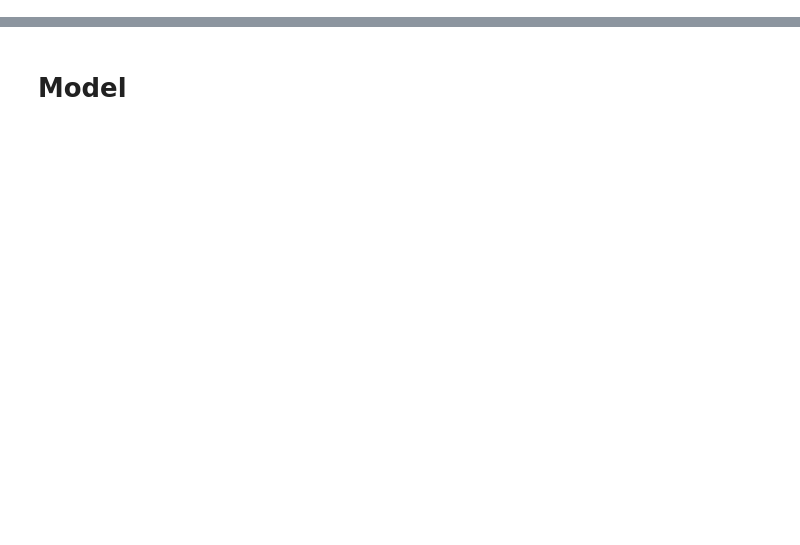
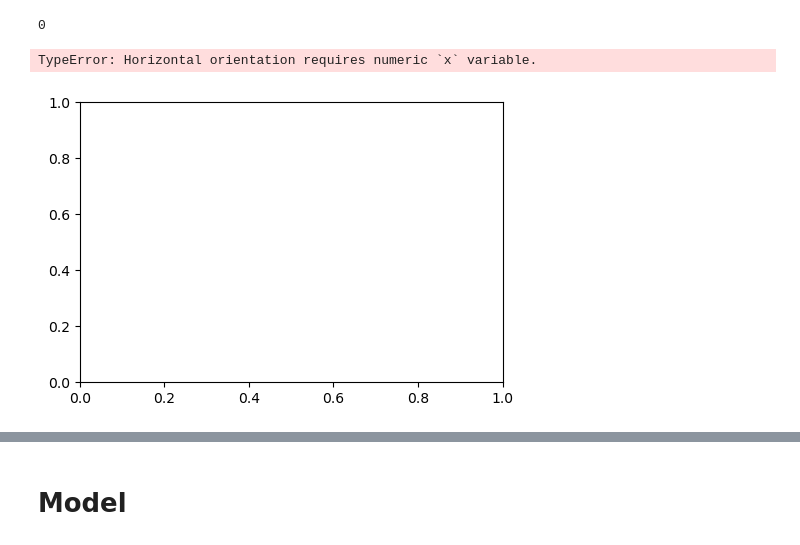
Before and after one commit to malshanCS/datastorm5, a Jupyter notebook: 01.ipynb, the cells around one changed output, grey strips where cells are left out. Drawn from its saved outputs; the diff is of its cells as text; code cells hidden in the pictures; blank space fills up the shorter version.

```diff
--- a/01.ipynb
+++ b/01.ipynb
@@ -0,0 +6,4 @@
+# %%
+d = pd.read_csv('data/train_kaggle.csv')
+
+d
@@ -0,0 +24,6 @@
+# %%
+# check duplicates
+
+d.duplicated().sum()
+# %% [output]
+0
@@ -0,0 +33,16 @@
+# %%
+# List of columns to plot
+columns_to_plot = ['luxury_sales', 'fresh_sales', 'dry_sales']  # Replace with your columns
+
+# Create box plots for each column
+plt.figure(figsize=(12, 8))
+for i, column in enumerate(columns_to_plot, 1):
+    plt.subplot(2, 2, i)  # Adjust the number of rows and columns as needed
+    sns.boxplot(x=d[column])
+    plt.title(f'Box Plot for {column}')
+    plt.xlabel(column)
+plt.tight_layout()
+plt.show()
+# %% [output]
+TypeError: Horizontal orientation requires numeric `x` variable.
+[figure, added]
```
Also changed, not shown: parts of 69 cells of this notebook, 9 other files.
